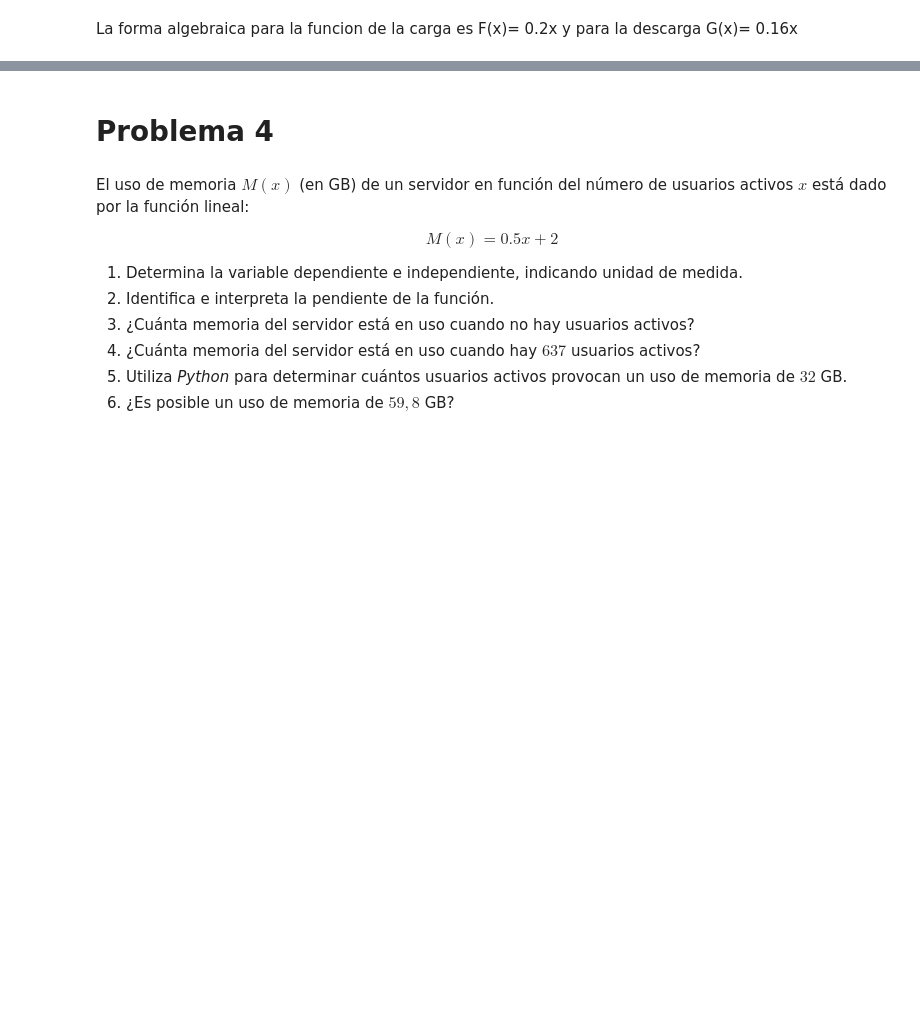
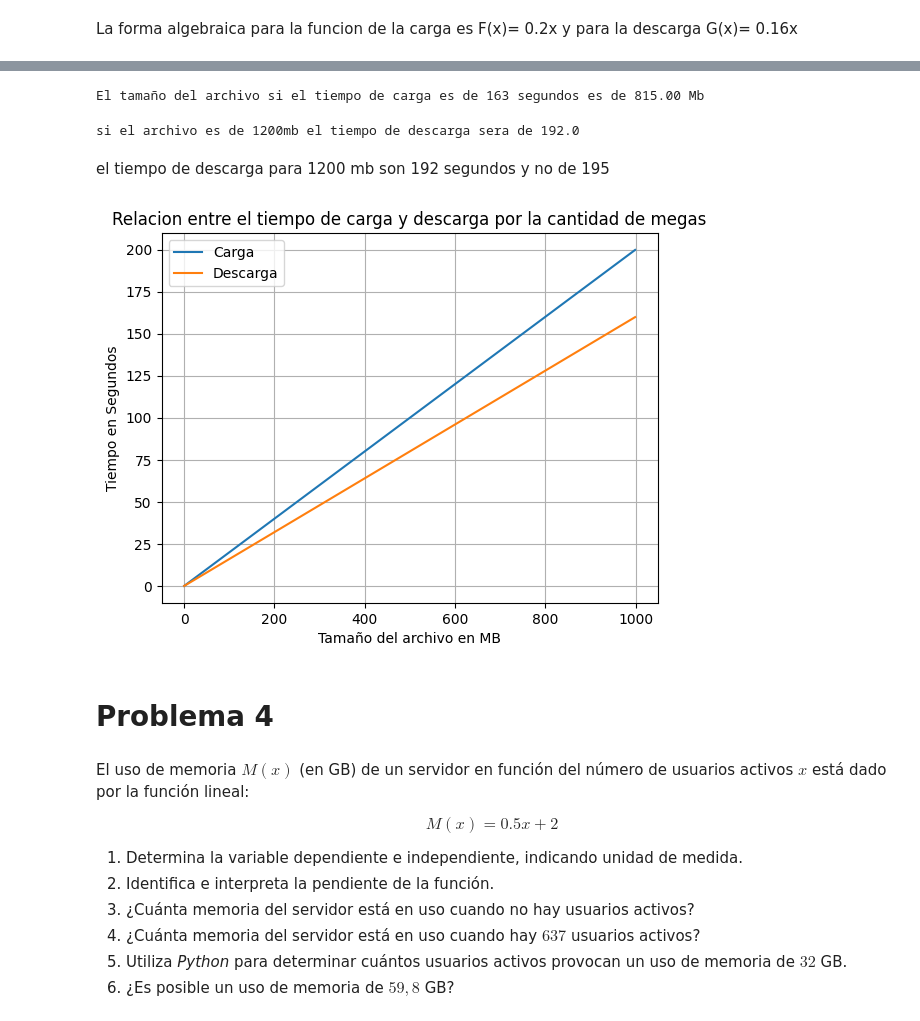
Before and after one commit to OrlandoDiaz2003/Matematica-Aplicada, a Jupyter notebook: Guia 2 Funcion Lineal/G2_Función_Lineal.ipynb, the cells around one changed output, grey strips where cells are left out. Saved outputs shown, nothing was run; the diff lists cells and outputs as text; code cells hidden in the pictures; blank space fills up the shorter version.

```diff
--- a/Guia 2 Funcion Lineal/G2_Función_Lineal.ipynb
+++ b/Guia 2 Funcion Lineal/G2_Función_Lineal.ipynb
@@ -171,3 +227,55 @@ Para 750 mb el tiempo de carga sera de 150.00 segundos
+# %%
+#4.Determinar el tamaño del archivo si el tiempo de carga es de 163 segundos
+import numpy as np
+from scipy.optimize import fsolve
+def F(x):
+    return 0.20 * x - 163
+
+x = np.linspace(0,200, 1)
+
+solucion = fsolve(F, x)
+
+print(f"El tamaño del archivo si el tiempo de carga es de 163 segundos es de {solucion[0]:.2f} Mb")
+# %% [output]
+El tamaño del archivo si el tiempo de carga es de 163 segundos es de 815.00 Mb
+# %%
+#5. Si el tiempo de descarga es de 195 segundos el temaño del archivo es de 1200 mb ?
+def G(x):
+    return 0.16 * x
+
+print(f"si el archivo es de 1200mb el tiempo de descarga sera de {G(1200)} segundos")
+# %% [output]
+si el archivo es de 1200mb el tiempo de descarga sera de 192.0
+# %% [markdown]
+el tiempo de descarga para 1200 mb son 192 segundos y no de 195
+# %%
+#6  Grafico de la ambas funciones
+
+import numpy as np
+import matplotlib.pyplot as plt
+def F(x):          #Carga
+    return 0.20 * x
+
+def G(x):          #descarga
+    return 0.16 * x
+
+c = np.arange(0,1000,1)
+
+d = np.arange(0,1000, 1)
+
+plt.plot(c, F(c), label = "Carga")
+plt.plot(d, G(d), label = "Descarga")
+
+plt.title("Relacion entre el tiempo de carga y descarga por la cantidad de megas")
+
+plt.xlabel("Tamaño del archivo en MB")
+plt.ylabel("Tiempo en Segundos")
+
+plt.legend()
+plt.grid(True)
+plt.show()
+# %% [output]
+[figure, added]
 # %% [markdown]
 # Problema 4
 # %% [markdown]
```
Also changed, not shown: parts of 19 cells of this notebook.
